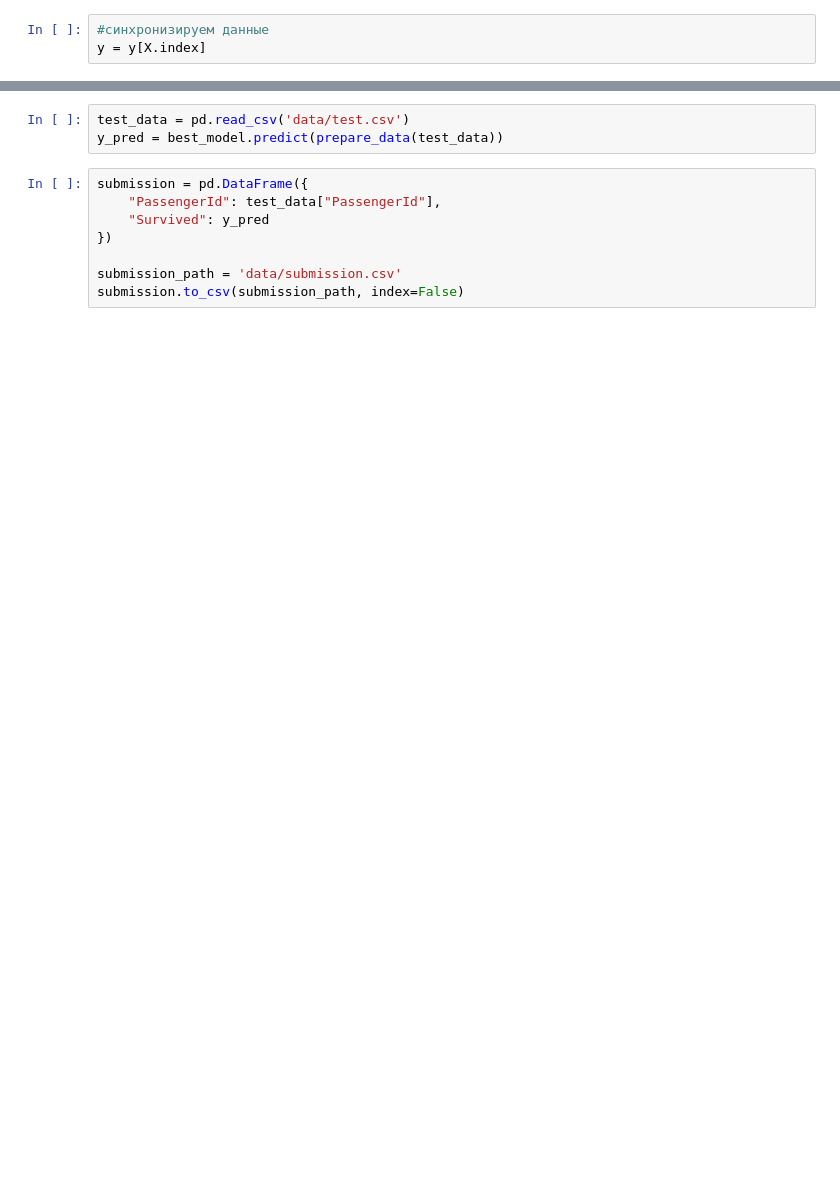
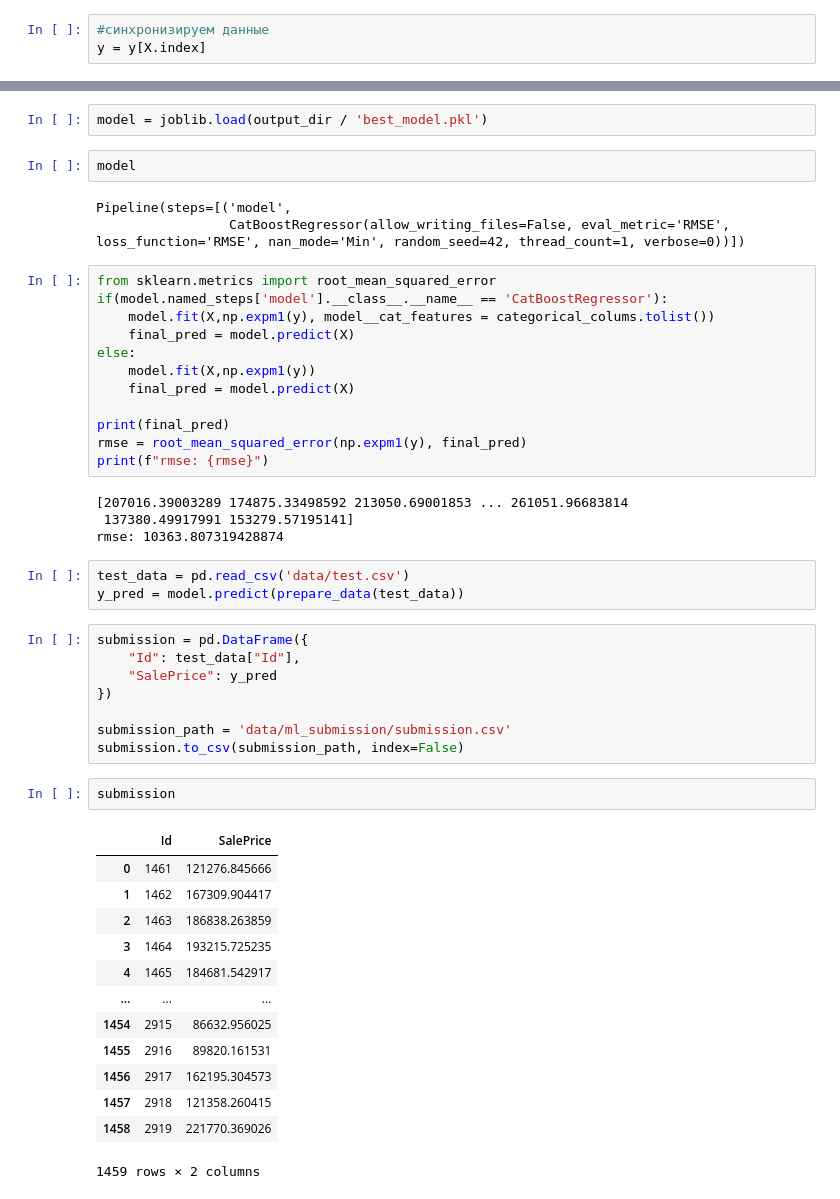
Before and after one commit to gdjdjdhhdj9/house_prices, a Jupyter notebook: main.ipynb, the cells around one changed output, grey strips where cells are left out. Drawn from its saved outputs; the diff is of its cells as text; blank space fills up the shorter version.

```diff
--- a/main.ipynb
+++ b/main.ipynb
@@ -326,11 +132,50 @@ best_model
+# %%
+model = joblib.load(output_dir / 'best_model.pkl')
+# %%
+model
+# %% [output]
+Pipeline(steps=[('model',
+                 CatBoostRegressor(allow_writing_files=False, eval_metric='RMSE', loss_function='RMSE', nan_mode='Min', random_seed=42, thread_count=1, verbose=0))])
+# %%
+from sklearn.metrics import root_mean_squared_error
+if(model.named_steps['model'].__class__.__name__ == 'CatBoostRegressor'):
+    model.fit(X,np.expm1(y), model__cat_features = categorical_colums.tolist())
+    final_pred = model.predict(X)
+else:
+    model.fit(X,np.expm1(y))
+    final_pred = model.predict(X)
+
+print(final_pred)
+rmse = root_mean_squared_error(np.expm1(y), final_pred)
+print(f"rmse: {rmse}")
+# %% [output]
+[207016.39003289 174875.33498592 213050.69001853 ... 261051.96683814
+ 137380.49917991 153279.57195141]
+rmse: 10363.807319428874
 # %%
 test_data = pd.read_csv('data/test.csv')
-y_pred = best_model.predict(prepare_data(test_data))
+y_pred = model.predict(prepare_data(test_data))
 # %%
 submission = pd.DataFrame({
-    "PassengerId": test_data["PassengerId"],
-    "Survived": y_pred
+    "Id": test_data["Id"],
+    "SalePrice": y_pred
 })
 
-submission_path = 'data/submission.csv'
+submission_path = 'data/ml_submission/submission.csv'
 submission.to_csv(submission_path, index=False)
+# %%
+submission
+# %% [output]
+|  | Id | SalePrice |
+| 0 | 1461 | 121276.845666 |
+| 1 | 1462 | 167309.904417 |
+| 2 | 1463 | 186838.263859 |
+| 3 | 1464 | 193215.725235 |
+| 4 | 1465 | 184681.542917 |
+| ... | ... | ... |
+| 1454 | 2915 | 86632.956025 |
+| 1455 | 2916 | 89820.161531 |
+| 1456 | 2917 | 162195.304573 |
+| 1457 | 2918 | 121358.260415 |
+| 1458 | 2919 | 221770.369026 |
+1459 rows × 2 columns
```
Also changed, not shown: parts of 23 cells of this notebook, 9 other files.
